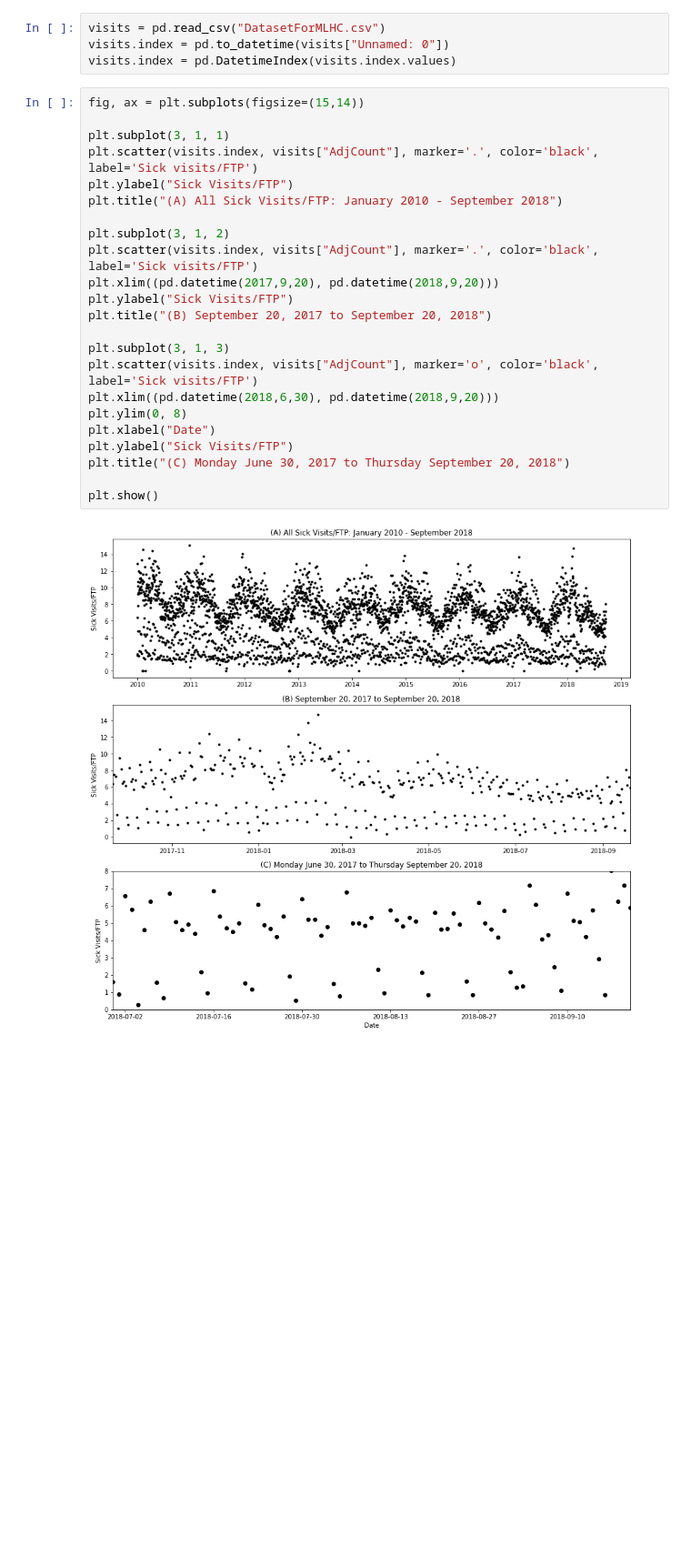
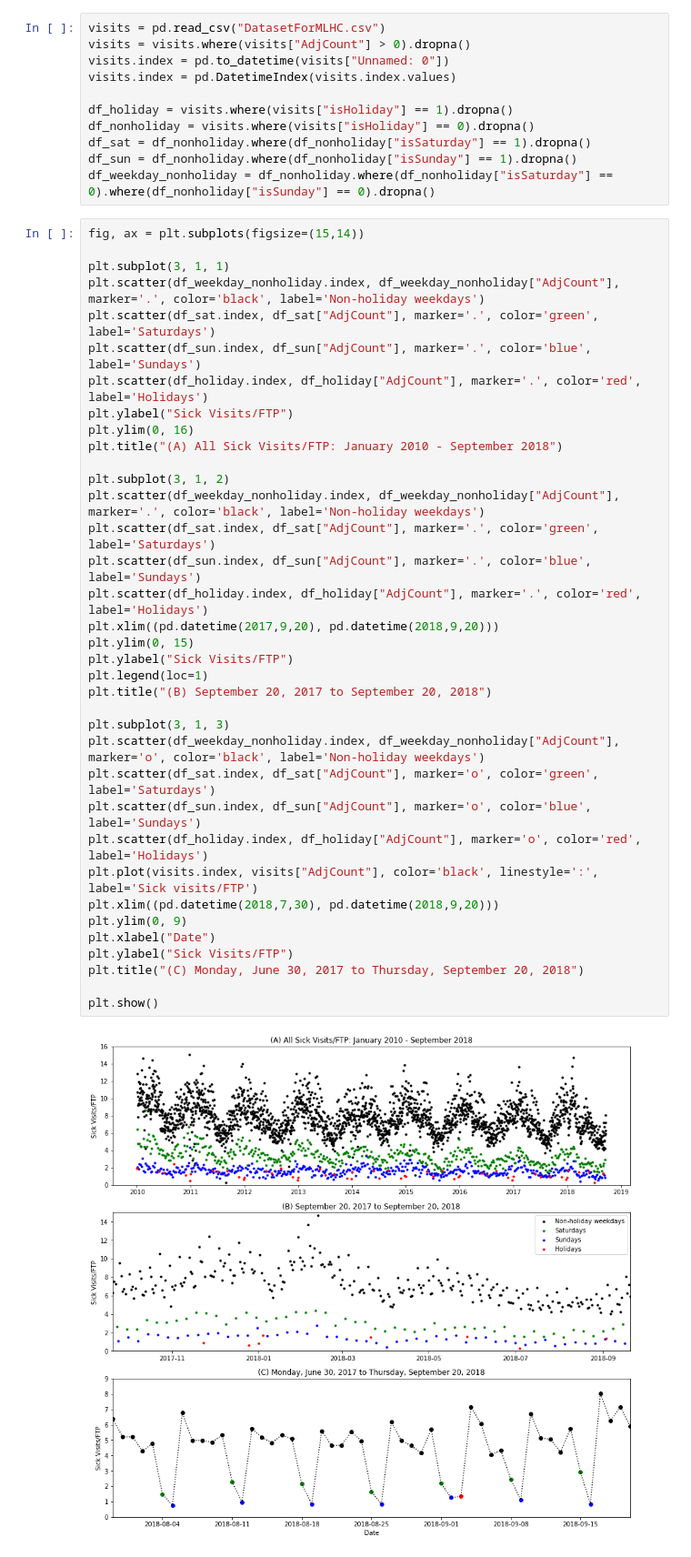
Before and after one commit to guanzgrace/predicting-patient-volume, a Jupyter notebook: Graphs.ipynb, the cells around one changed output. Shown at 91% size. Cells and saved outputs as stored; diff of their text form; blank space fills up the shorter version.

Commit message:
Graphs in color

```diff
--- a/Graphs.ipynb
+++ b/Graphs.ipynb
@@ -180,30 +180,50 @@ plt.show()
 [figure]
 # %%
 visits = pd.read_csv("DatasetForMLHC.csv")
+visits = visits.where(visits["AdjCount"] > 0).dropna()
 visits.index = pd.to_datetime(visits["Unnamed: 0"])
 visits.index = pd.DatetimeIndex(visits.index.values)
+
+df_holiday = visits.where(visits["isHoliday"] == 1).dropna()
+df_nonholiday = visits.where(visits["isHoliday"] == 0).dropna()
+df_sat = df_nonholiday.where(df_nonholiday["isSaturday"] == 1).dropna()
+df_sun = df_nonholiday.where(df_nonholiday["isSunday"] == 1).dropna()
+df_weekday_nonholiday = df_nonholiday.where(df_nonholiday["isSaturday"] == 0).where(df_nonholiday["isSunday"] == 0).dropna()
 # %%
 fig, ax = plt.subplots(figsize=(15,14))
 
 plt.subplot(3, 1, 1)
-plt.scatter(visits.index, visits["AdjCount"], marker='.', color='black', label='Sick visits/FTP')
+plt.scatter(df_weekday_nonholiday.index, df_weekday_nonholiday["AdjCount"], marker='.', color='black', label='Non-holiday weekdays')
+plt.scatter(df_sat.index, df_sat["AdjCount"], marker='.', color='green', label='Saturdays')
+plt.scatter(df_sun.index, df_sun["AdjCount"], marker='.', color='blue', label='Sundays')
+plt.scatter(df_holiday.index, df_holiday["AdjCount"], marker='.', color='red', label='Holidays')
 plt.ylabel("Sick Visits/FTP")
+plt.ylim(0, 16)
 plt.title("(A) All Sick Visits/FTP: January 2010 - September 2018")
 
 plt.subplot(3, 1, 2)
-plt.scatter(visits.index, visits["AdjCount"], marker='.', color='black', label='Sick visits/FTP')
+plt.scatter(df_weekday_nonholiday.index, df_weekday_nonholiday["AdjCount"], marker='.', color='black', label='Non-holiday weekdays')
+plt.scatter(df_sat.index, df_sat["AdjCount"], marker='.', color='green', label='Saturdays')
+plt.scatter(df_sun.index, df_sun["AdjCount"], marker='.', color='blue', label='Sundays')
+plt.scatter(df_holiday.index, df_holiday["AdjCount"], marker='.', color='red', label='Holidays')
 plt.xlim((pd.datetime(2017,9,20), pd.datetime(2018,9,20)))
+plt.ylim(0, 15)
 plt.ylabel("Sick Visits/FTP")
+plt.legend(loc=1)
 plt.title("(B) September 20, 2017 to September 20, 2018")
 
 plt.subplot(3, 1, 3)
-plt.scatter(visits.index, visits["AdjCount"], marker='o', color='black', label='Sick visits/FTP')
-plt.xlim((pd.datetime(2018,6,30), pd.datetime(2018,9,20)))
-plt.ylim(0, 8)
+plt.scatter(df_weekday_nonholiday.index, df_weekday_nonholiday["AdjCount"], marker='o', color='black', label='Non-holiday weekdays')
+plt.scatter(df_sat.index, df_sat["AdjCount"], marker='o', color='green', label='Saturdays')
+plt.scatter(df_sun.index, df_sun["AdjCount"], marker='o', color='blue', label='Sundays')
+plt.scatter(df_holiday.index, df_holiday["AdjCount"], marker='o', color='red', label='Holidays')
+plt.plot(visits.index, visits["AdjCount"], color='black', linestyle=':', label='Sick visits/FTP')
+plt.xlim((pd.datetime(2018,7,30), pd.datetime(2018,9,20)))
+plt.ylim(0, 9)
 plt.xlabel("Date")
 plt.ylabel("Sick Visits/FTP")
-plt.title("(C) Monday June 30, 2017 to Thursday September 20, 2018")
+plt.title("(C) Monday, June 30, 2017 to Thursday, September 20, 2018")
 
 plt.show()
 # %% [output]
-[figure, old version]
+[figure, new version]
```
Also changed, not shown: 1 other file.
